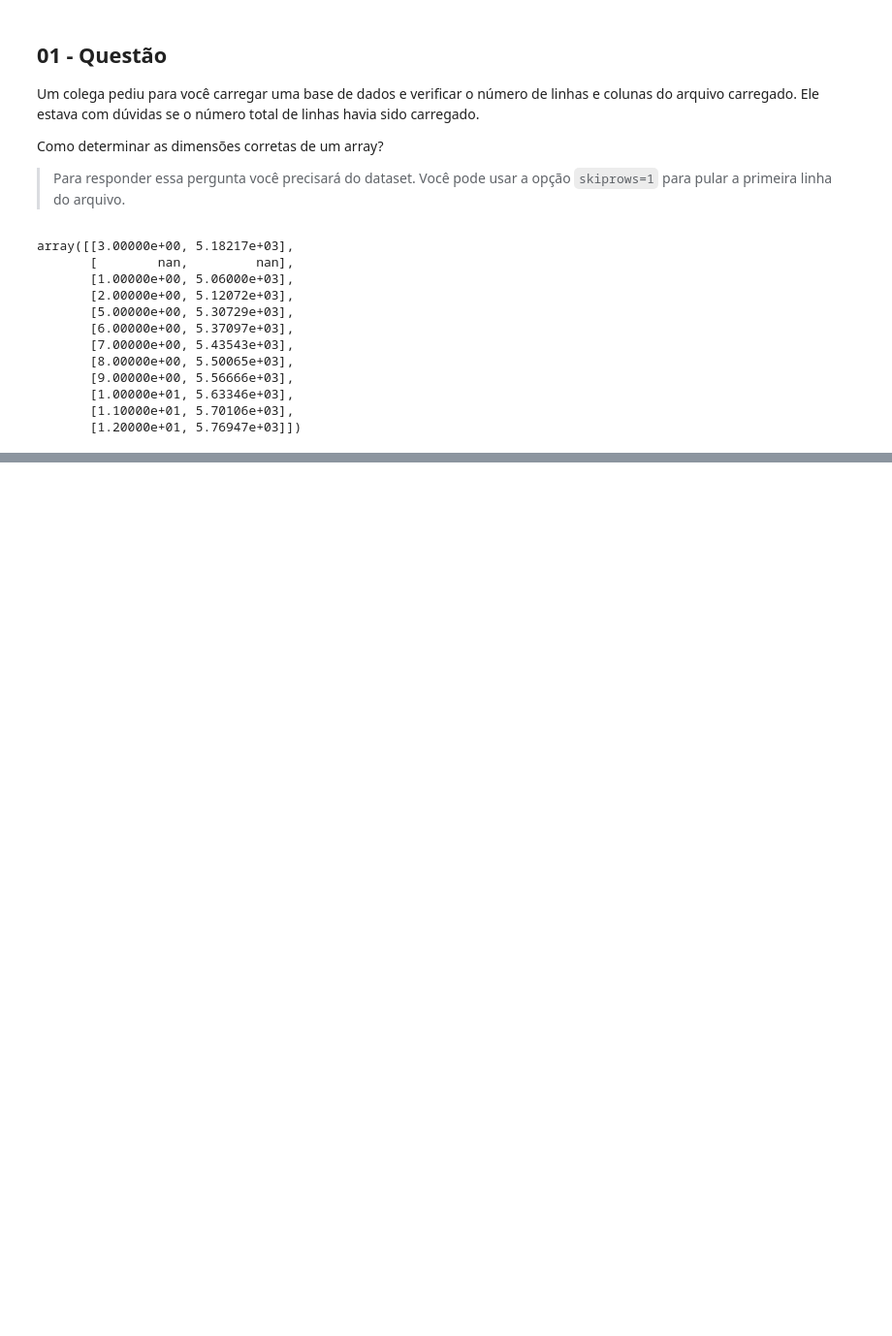
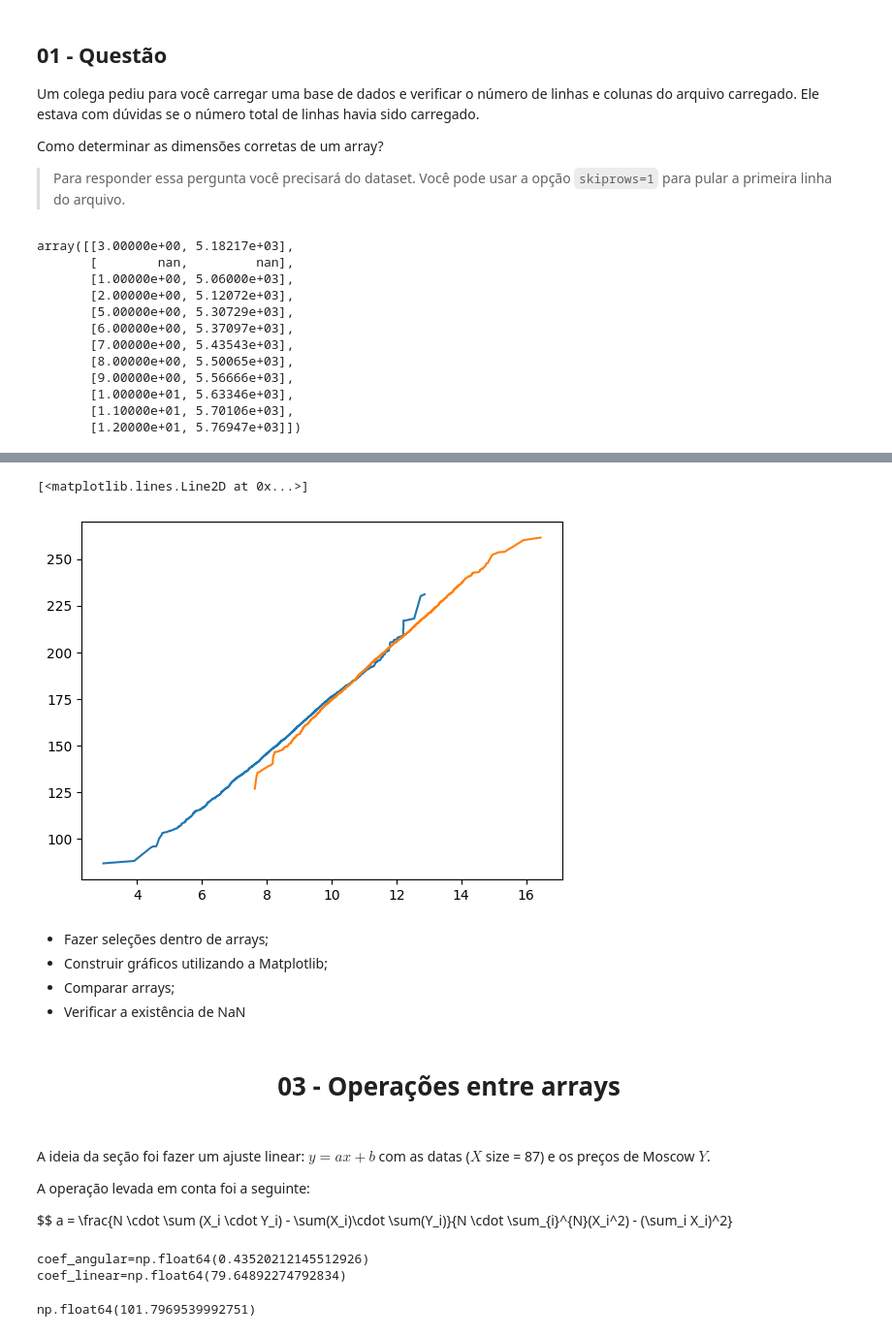
Before and after one commit to victorccampos/DataScienceWithPython, a Jupyter notebook: Numpy/aula01.ipynb, the cells around one changed output, grey strips where cells are left out. Shown: that part at 97% size. Drawn from its saved outputs; the diff is of its cells as text; code cells hidden in the pictures; blank space fills up the shorter version.

```diff
--- a/Numpy/aula01.ipynb
+++ b/Numpy/aula01.ipynb
@@ -67,2 +64,2 @@ array([ 1,  2,  3,  4,  5,  6,  7,  8,  9, 10])
 # %%
-np.loadtxt("citrus.csv", delimiter=',',skiprows=1, usecols=np.arange(1, 5), dtype=float)
+citrus = np.loadtxt("citrus.csv", delimiter=',',skiprows=1, usecols=np.arange(1, 5), dtype=float)
@@ -76,0 +171,46 @@ array([[  2.96,  86.76, 172.  ,  85.  ],
+# %%
+diametros = citrus[:,0] # todas as linhas, coluna 0
+pesos = citrus[:,1]
+# %%
+diametro_laranja = diametros[:5000]
+diametro_toranja = diametros[5000:]
+
+peso_laranja = pesos[:5000]
+peso_toranja = pesos[5000:]
+# %%
+plt.plot(diametro_laranja, peso_laranja)
+plt.plot(diametro_toranja, peso_toranja)
+# %% [output]
+[<matplotlib.lines.Line2D at 0x...>]
+[figure, added]
+# %% [markdown]
+- Fazer seleções dentro de arrays;
+- Construir gráficos utilizando a Matplotlib;
+- Comparar arrays;
+- Verificar a existência de NaN
+# %% [markdown]
+<h1 align="center">03 - Operações entre arrays<h1>
+# %% [markdown]
+A ideia da seção foi fazer um ajuste linear: $ y = ax + b $ com as datas ($X$ size = 87) e os preços de Moscow $Y$.
+
+A operação levada em conta foi a seguinte:
+
+$$ a = \frac{N \cdot \sum (X_i \cdot Y_i) - \sum(X_i)\cdot \sum(Y_i)}{N \cdot \sum_{i}^{N}(X_i^2) - (\sum_i X_i)^2}
+# %%
+Y = np.copy(Moscow_precos) # shallow copy
+N = np.size(Moscow_precos)
+X = np.arange(1, N+1) # 1,..., 87
+
+coef_angular = (N*np.sum(X*Y) - np.sum(X)*np.sum(Y))/(N*np.sum(X**2) - np.sum(X)**2)
+print(f'{coef_angular=}')
+
+coef_linear = np.mean(Y) - coef_angular*np.mean(X)
+print(f'{coef_linear=}')
+# %% [output]
+coef_angular=np.float64(0.43520212145512926)
+coef_linear=np.float64(79.64892274792834)
+# %%
+y = coef_angular*X + coef_linear
+np.linalg.norm(Moscow_precos-y)
+# %% [output]
+np.float64(101.7969539992751)
```
Also changed, not shown: parts of 35 cells of this notebook, 2 other files.
